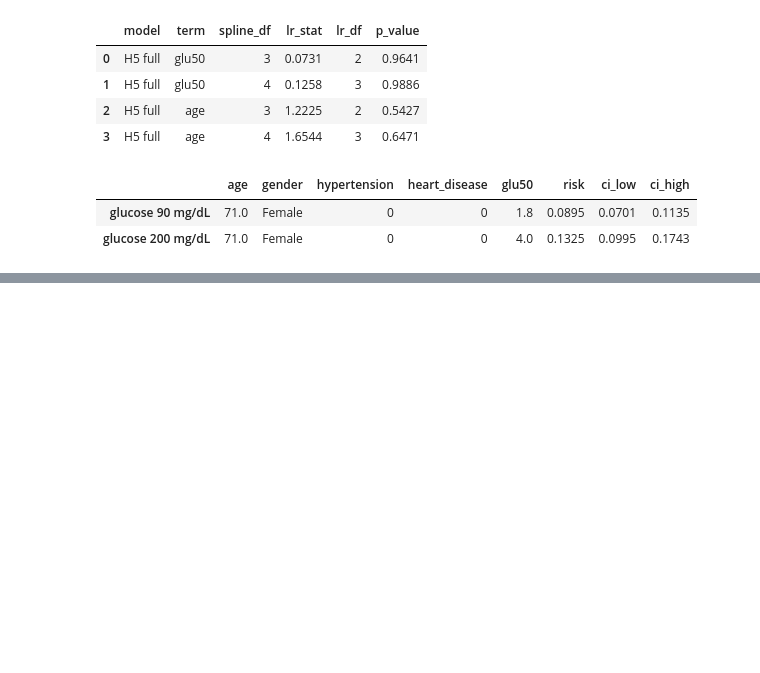
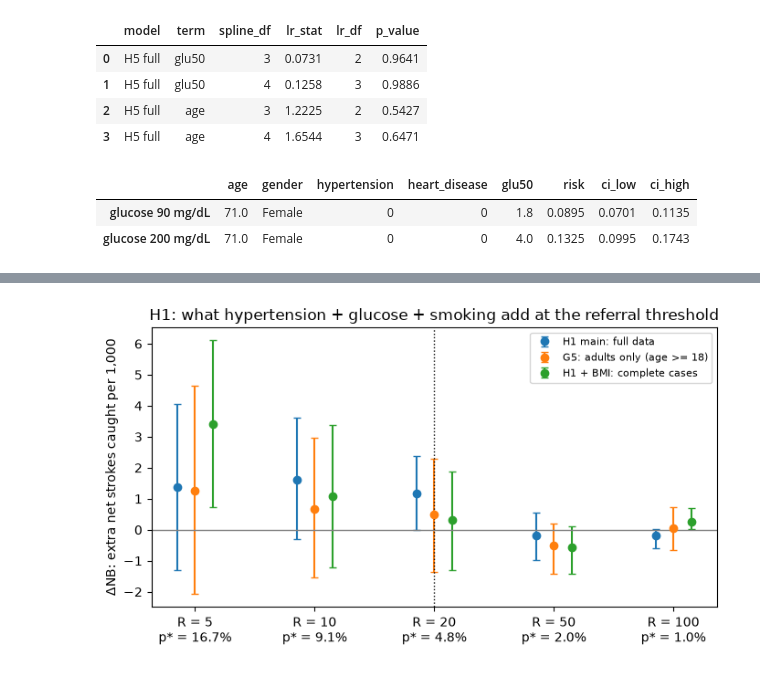
Before and after one commit to pcismyname/Stroke_Prediction_MAS, a Jupyter notebook: notebooks/05_hypothesis_tests.ipynb, the cells around one changed output, grey strips where cells are left out. Cells and saved outputs as stored; diff of their text form; code cells hidden in the pictures; blank space fills up the shorter version.

```diff
--- a/notebooks/05_hypothesis_tests.ipynb
+++ b/notebooks/05_hypothesis_tests.ipynb
@@ -374,0 +381,18 @@ display(h5_risk.round(4))
+# %%
+from src.config import COST_RATIO, COST_RATIO_GRID
+from src.hypotheses import delta_nb
+
+nb_parts = []
+for label, oof_h in [("H1 main: full data", h1_oof), ("G5: adults only (age >= 18)", g5_oof),
+                     ("H1 + BMI: complete cases", bmi_oof)]:
+    d = delta_nb(oof_h, COST_RATIO_GRID)
+    d.insert(0, "analysis", label)
+    nb_parts.append(d)
+h1_nb = pd.concat(nb_parts, ignore_index=True)
+h1_nb.to_csv(TABLES / "hyp_h1_delta_nb.csv", index=False)
+display(h1_nb[["analysis", "R", "p_star", "nb_base", "nb_full", "delta_per_1000",
+               "per_1000_low", "per_1000_high", "share_le_0", "ci_above_0"]].round(4))
+
+main = h1_nb[(h1_nb["analysis"] == "H1 main: full data") & (h1_nb["R"] == COST_RATIO)].iloc[0]
+print(f"H1 at R = {COST_RATIO} (p* = {main['p_star']:.3f}): ΔNB = {main['delta_per_1000']:.2f} net strokes "
+      f"per 1,000 (95% CI {main['per_1000_low']:.2f} to {main['per_1000_high']:.2f}); CI above 0: {main['ci_above_0']}")
@@ -375 +417,20 @@ display(h5_risk.round(4))
+# %%
+# ΔNB per 1,000 patients with 95% CIs, at each R, for the three H1 versions
+fig, ax = plt.subplots(figsize=(7, 4))
+x = np.arange(len(COST_RATIO_GRID))
+for k, (label, d) in enumerate(h1_nb.groupby("analysis", sort=False)):
+    xs = x + (k - 1) * 0.15
+    ax.errorbar(xs, d["delta_per_1000"], yerr=[d["delta_per_1000"] - d["per_1000_low"],
+                d["per_1000_high"] - d["delta_per_1000"]], fmt="o", capsize=3, label=label)
+ax.axhline(0, color="grey", lw=1)
+ax.axvline(COST_RATIO_GRID.index(COST_RATIO), color="k", ls=":", lw=1)
+ax.set_xticks(x, [f"R = {r}\np* = {100 / (1 + r):.1f}%" for r in COST_RATIO_GRID])
+ax.set_ylabel("ΔNB: extra net strokes caught per 1,000")
+ax.set_title("H1: what hypertension + glucose + smoking add at the referral threshold")
+ax.legend(fontsize=8)
+fig.tight_layout()
+fig.savefig(FIGURES / "hyp_h1_delta_nb.png", bbox_inches="tight")
+plt.show()
+# %% [output]
+[figure, added]
 # %% [markdown]
```
Also changed, not shown: parts of 5 cells of this notebook, 12 other files.
